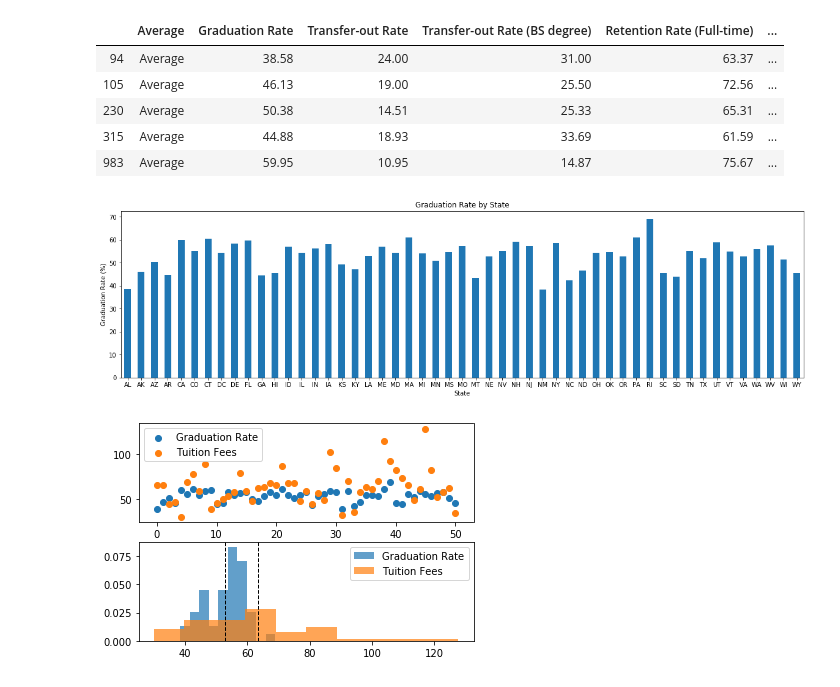
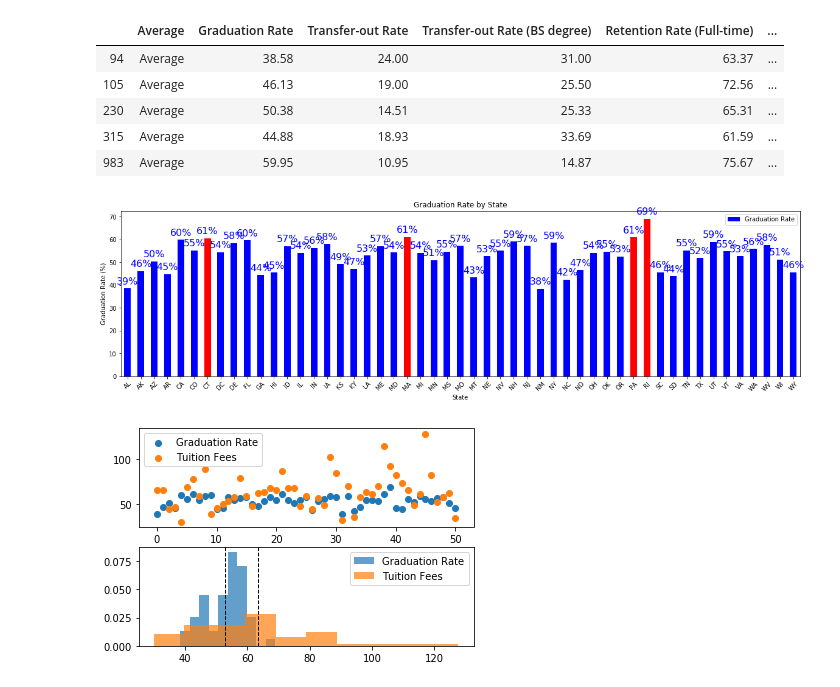
Before and after one commit to cheikhsidi/graduation_Analytics_FL, a Jupyter notebook: Graduation_Project.ipynb, the cells around one changed output. Cells and saved outputs as stored; diff of their text form; code cells hidden in the pictures.

```diff
--- a/Graduation_Project.ipynb
+++ b/Graduation_Project.ipynb
@@ -83,17 +83,27 @@ Avg_Graduation.head()
 | 315 | Average | 44.88 | 18.93 | 33.69 | 61.59 | ... |
 | 983 | Average | 59.95 | 10.95 | 14.87 | 75.67 | ... |
 # %%
+#PLotting Average Graduation Rate per State
 fig, ax = plt.subplots()
 x_axis = [x for x in range(len(states_average_acceptance["State"]))]
-ax = Avg_Graduation["Graduation Rate"].plot(kind = "bar", figsize = (20,5))
-plt.xticks(x_axis, Avg_Graduation["State"], rotation="horizontal")
+clrs = ['b' if (x <60) else 'r' for x in Avg_Graduation["Graduation Rate"]]
+ax = Avg_Graduation["Graduation Rate"].plot(kind = "bar", color = clrs, figsize = (20,5))
+plt.xticks(x_axis, Avg_Graduation["State"], rotation=45)
+
+# Adding tick bars on the bar Graph
+bars = ax.patches
+for bar, value in zip(bars,Avg_Graduation["Graduation Rate"]):
+    ax.text(bar.get_x() + bar.get_width() / 2, y = bar.get_height()+1, s= f"{int(round(value))}%", color = "b",
+            ha='center', va='bottom', fontsize = 16)
+
 plt.title("Graduation Rate by State")
 ax.set_xlabel("State")
 ax.set_ylabel("Graduation Rate (%)")
+plt.legend()
 fig.savefig('Graduation_by_State.png')
 plt.show()
 # %% [output]
-[figure, old version]
+[figure, new version]
 # %%
 # Creating a function scatter and histogram plots
 def Plot(p1, p2):
```
Also changed, not shown: parts of 7 cells of this notebook, 7 other files.
